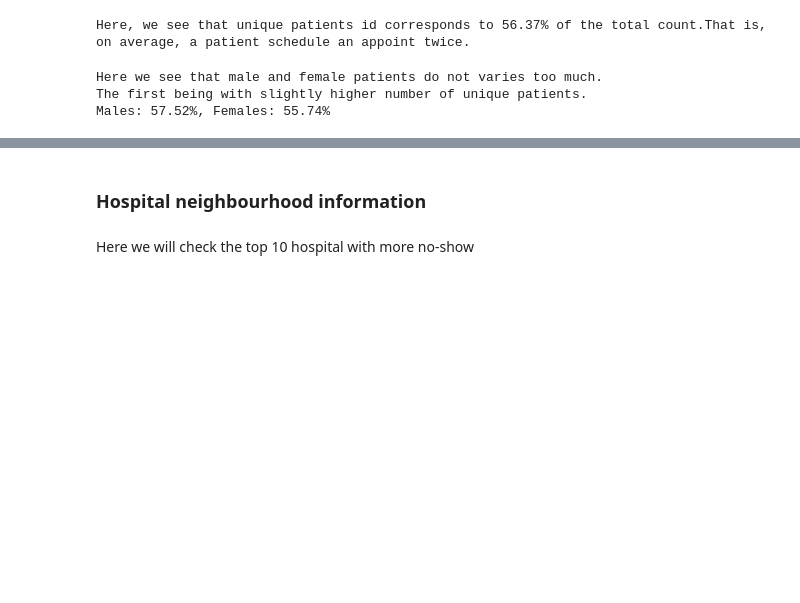
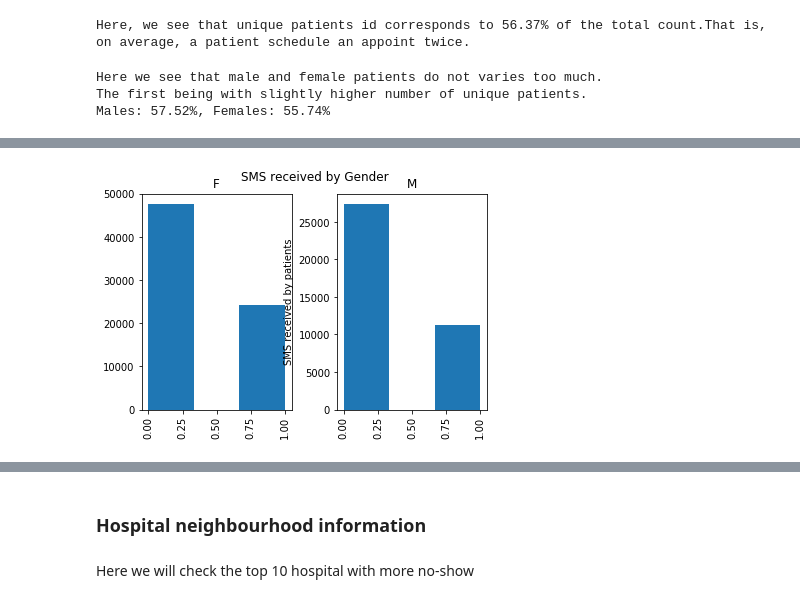
Before and after one commit to rzagrajsek/dataset_exploration, a Jupyter notebook: no-show dataset exploration.ipynb, the cells around one changed output, grey strips where cells are left out. Saved outputs shown, nothing was run; the diff lists cells and outputs as text; code cells hidden in the pictures; blank space fills up the shorter version.

```diff
--- a/no-show dataset exploration.ipynb
+++ b/no-show dataset exploration.ipynb
@@ -222,3 +244,5 @@ df.groupby(['gender','scholarship'])['appointmentid'].count().plot(kind='bar',
 # %%
-df['sms_received'].hist(grid=False, by=df['gender'], bins=3);
+sms_plot = df['sms_received'].hist(grid=False, by=df['gender'], bins=3)
+plt.suptitle('SMS received by Gender')
+plt.ylabel('SMS received by patients');
 # %% [output]
@@ -225,0 +249 @@ df['sms_received'].hist(grid=False, by=df['gender'], bins=3);
+[figure, added]
```
Also changed, not shown: parts of 32 cells of this notebook, 2 other files.
